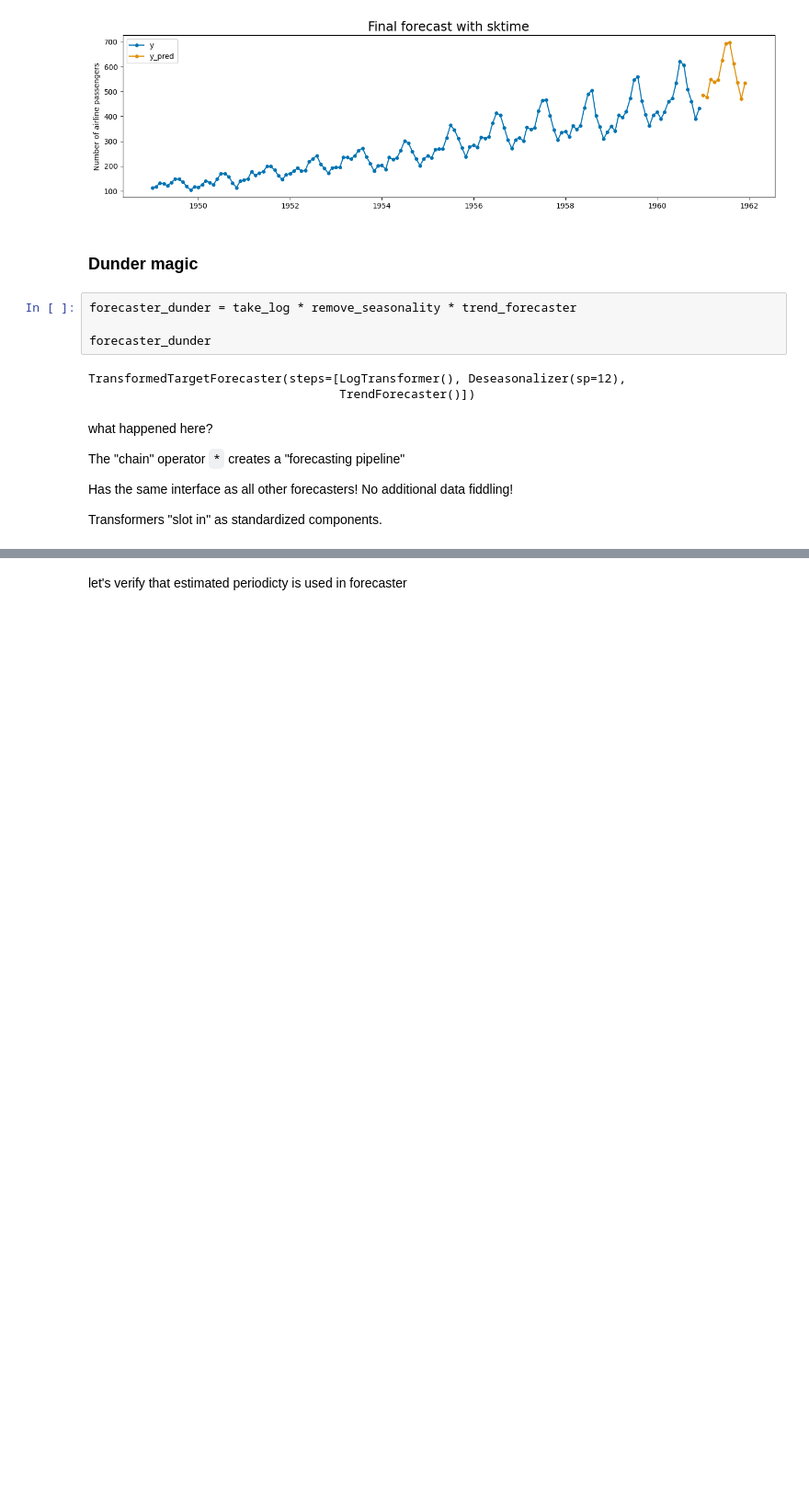
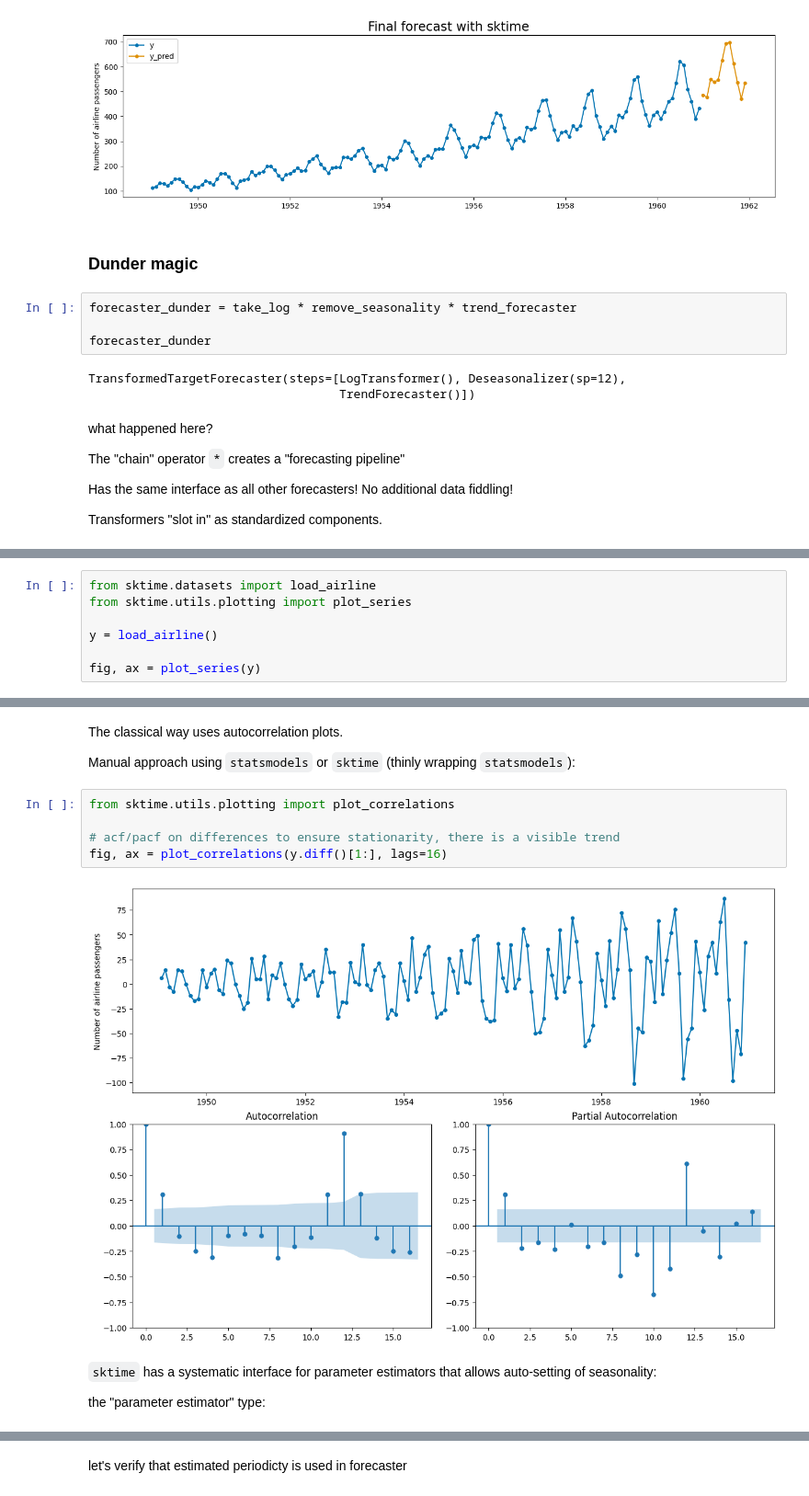
Before and after one commit to sktime/sktime-tutorial-ODSC-Europe-2024, a Jupyter notebook: notebooks/01_forecasting.ipynb, the cells around one changed output, grey strips where cells are left out. Shown at 92% size. Drawn from its saved outputs; the diff is of its cells as text; blank space fills up the shorter version.

```diff
--- a/notebooks/01_forecasting.ipynb
+++ b/notebooks/01_forecasting.ipynb
@@ -601,0 +723,7 @@ Transformers "slot in" as standardized components.
+# %%
+from sktime.datasets import load_airline
+from sktime.utils.plotting import plot_series
+
+y = load_airline()
+
+fig, ax = plot_series(y)
@@ -602,3 +732,18 @@ Transformers "slot in" as standardized components.
+# %% [markdown]
+The classical way uses autocorrelation plots.
+
+Manual approach using `statsmodels` or `sktime` (thinly wrapping `statsmodels`):
+# %%
+from sktime.utils.plotting import plot_correlations
+
+# acf/pacf on differences to ensure stationarity, there is a visible trend
+fig, ax = plot_correlations(y.diff()[1:], lags=16)
+# %% [output]
+[figure, added]
+# %% [markdown]
+`sktime` has a systematic interface for parameter estimators that allows auto-setting of seasonality:
+
+the "parameter estimator" type:
 # %%
 from sktime.param_est.seasonality import SeasonalityACF
 from sktime.transformations.series.difference import Differencer
```
Also changed, not shown: parts of 39 cells of this notebook.
